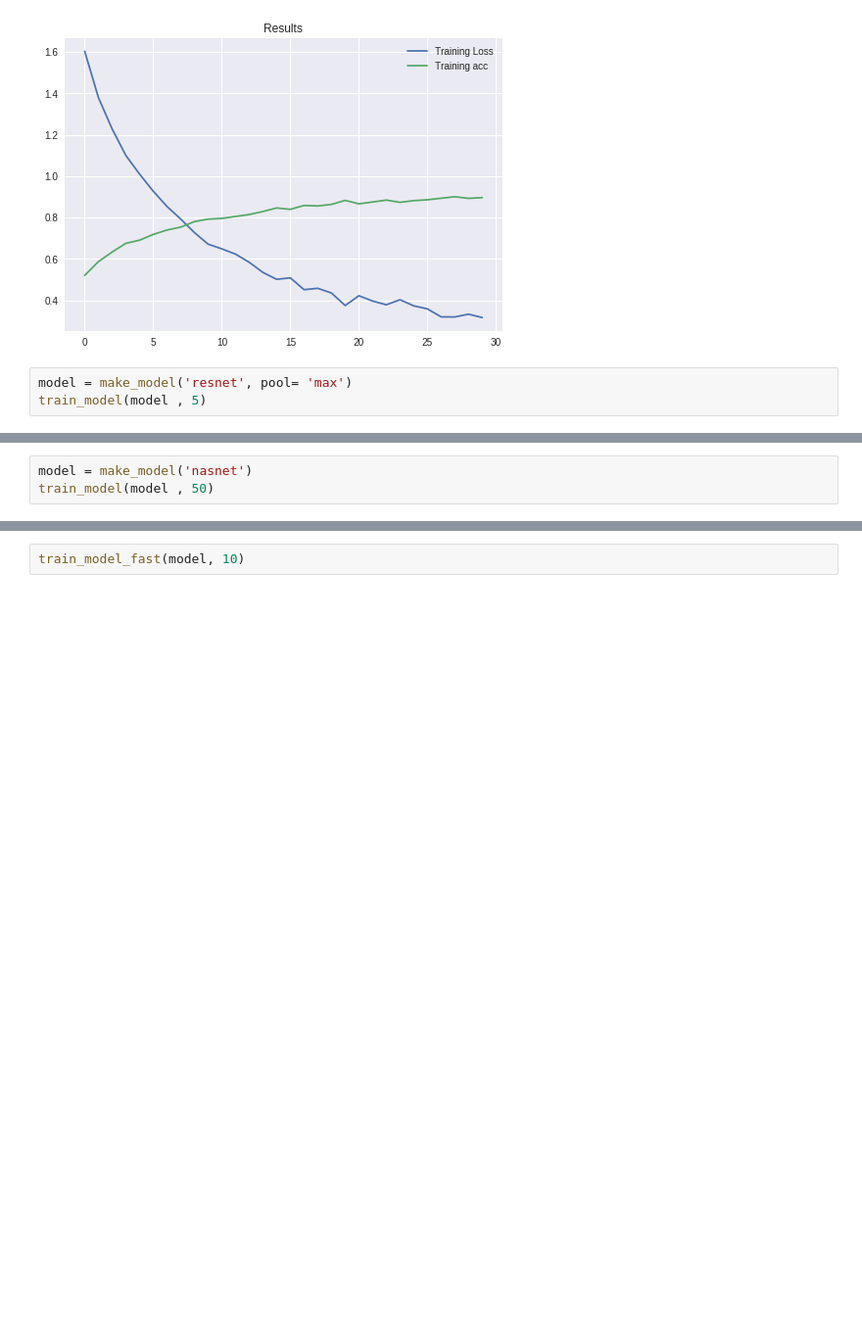
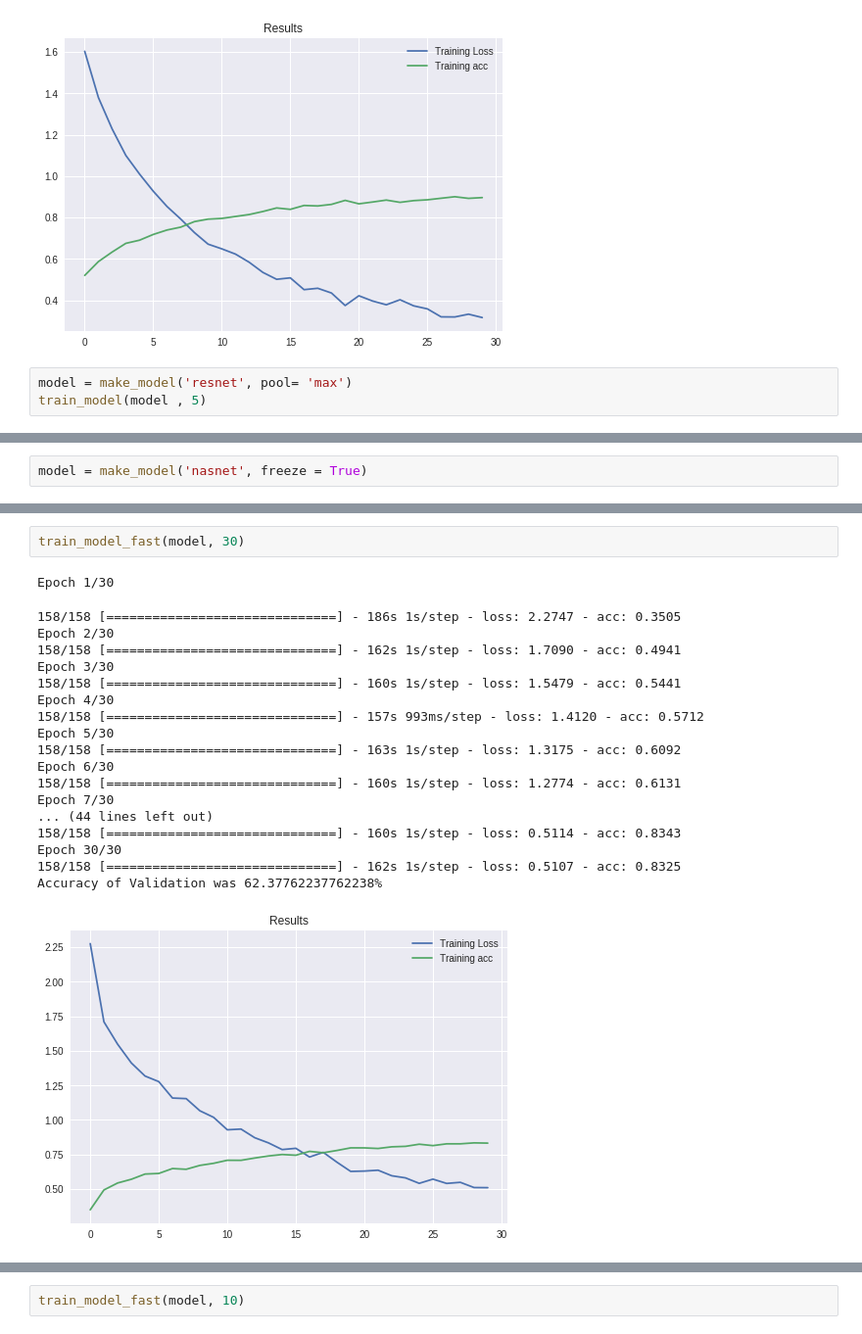
Before and after one commit to Younes-Charfaoui/Picnic-Hackathon, a Jupyter notebook: Picnic_Hackathon.ipynb, the cells around one changed output, grey strips where cells are left out. Shown at 98% size. Cells and saved outputs as stored; diff of their text form; blank space fills up the shorter version.

```diff
--- a/Picnic_Hackathon.ipynb
+++ b/Picnic_Hackathon.ipynb
@@ -409,3 +400,2 @@ Accuracy of Validation was 51.37420719866185%
 # %%
-model = make_model('nasnet')
-train_model(model , 50)
+model = make_model('nasnet', freeze = True)
@@ -412 +422,23 @@ train_model(model , 50)
+# %%
+train_model_fast(model, 30)
+# %% [output]
+Epoch 1/30
+158/158 [==============================] - 186s 1s/step - loss: 2.2747 - acc: 0.3505
+Epoch 2/30
+158/158 [==============================] - 162s 1s/step - loss: 1.7090 - acc: 0.4941
+Epoch 3/30
+158/158 [==============================] - 160s 1s/step - loss: 1.5479 - acc: 0.5441
+Epoch 4/30
+158/158 [==============================] - 157s 993ms/step - loss: 1.4120 - acc: 0.5712
+Epoch 5/30
+158/158 [==============================] - 163s 1s/step - loss: 1.3175 - acc: 0.6092
+Epoch 6/30
+158/158 [==============================] - 160s 1s/step - loss: 1.2774 - acc: 0.6131
+Epoch 7/30
+... (44 lines left out)
+158/158 [==============================] - 160s 1s/step - loss: 0.5114 - acc: 0.8343
+Epoch 30/30
+158/158 [==============================] - 162s 1s/step - loss: 0.5107 - acc: 0.8325
+Accuracy of Validation was 62.37762237762238%
+[figure, added]
 # %%
```
Also changed, not shown: parts of 18 cells of this notebook.
